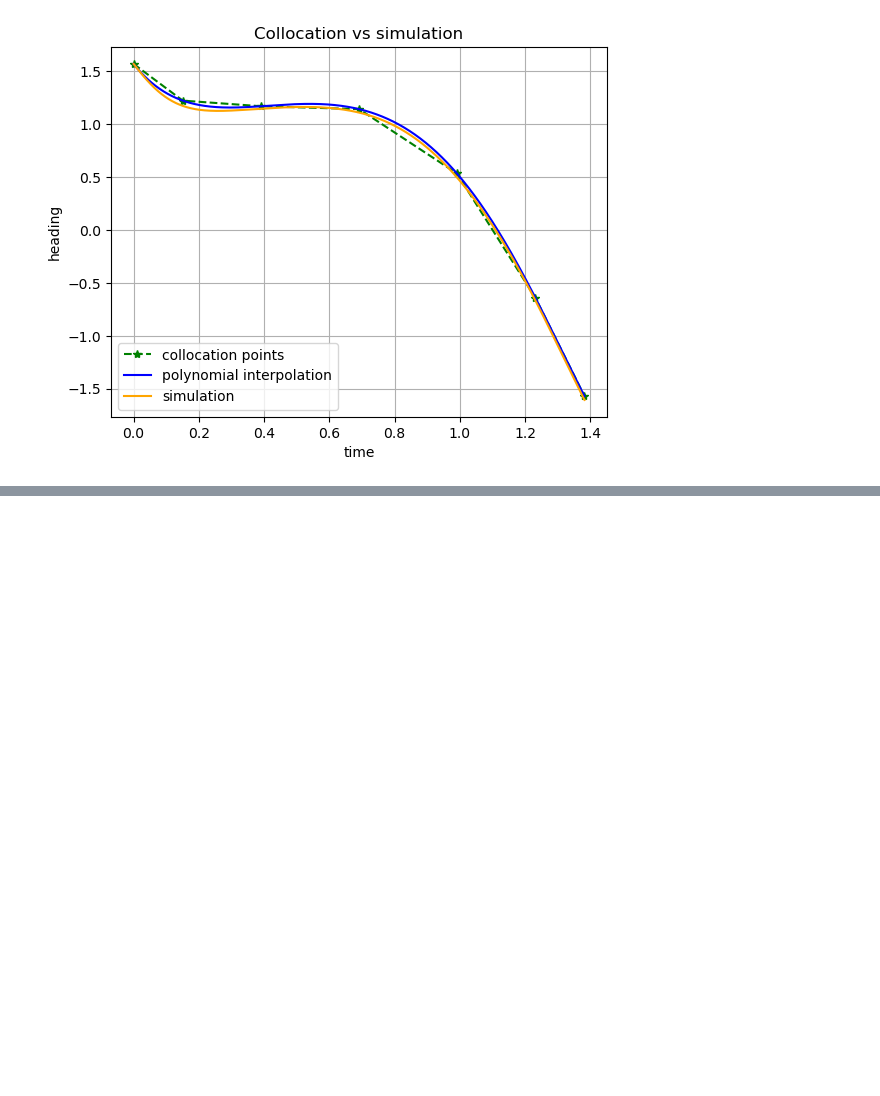
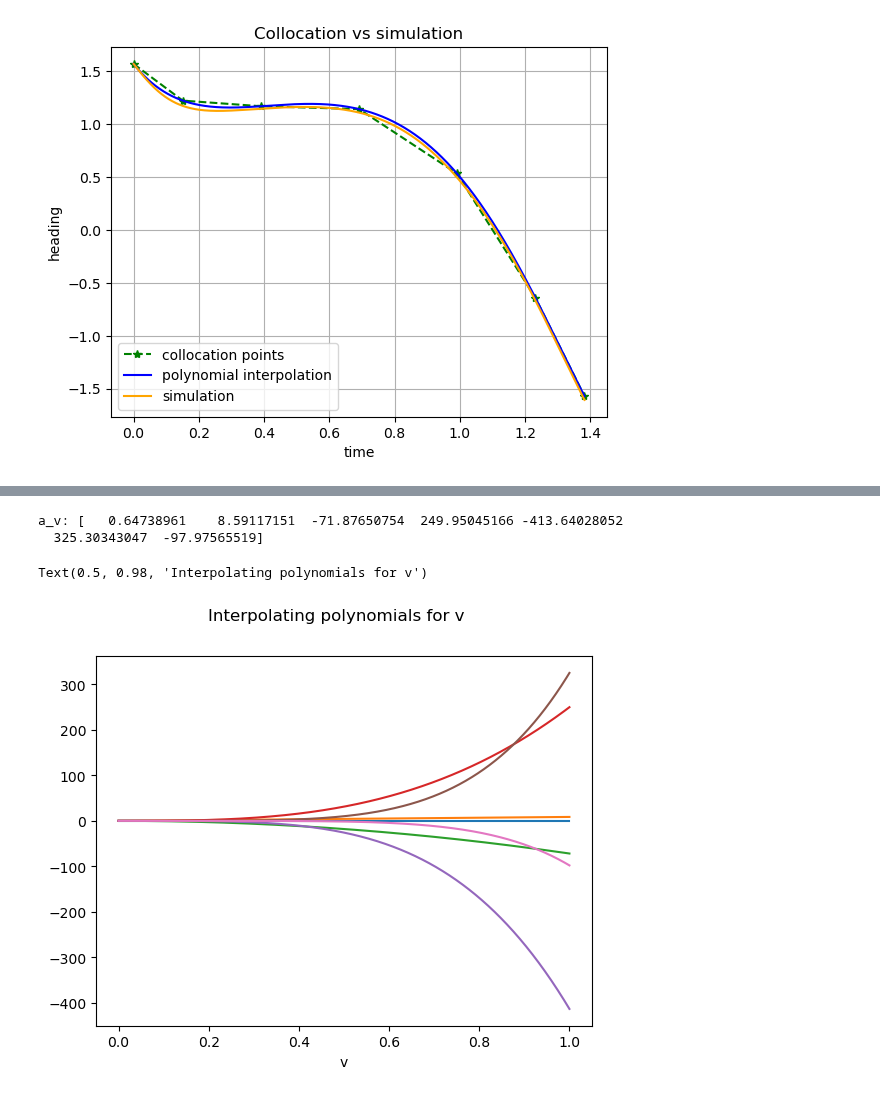
Before and after one commit to arthurrichards77/smply, a Jupyter notebook: collocation.ipynb, the cells around one changed output, grey strips where cells are left out. Drawn from its saved outputs; the diff is of its cells as text; code cells hidden in the pictures; blank space fills up the shorter version.

```diff
--- a/collocation.ipynb
+++ b/collocation.ipynb
@@ -108,6 +109,7 @@ We then have that
 # %%
 # Compute the Vandermonde matrix
 coeffs_to_colloc = np.array([colloc_dist**i for i in range(num_colloc)]).T
+vand = coeffs_to_colloc
 coeffs_to_colloc
 # %% [output]
 array([[1.00000000e+00, 0.00000000e+00, 0.00000000e+00, 0.00000000e+00,
@@ -502,24 +490,35 @@ The polynomials shown interpolate the dynamics of the system, but they may not c
 
 <i>Try re-running the notebook with different values of 'num_colloc' to see the effect of the interpolation/collocation grid density on the dynamical accuracy of the solution.</i>
 # %%
-# TODO More thorough description here of how this works.
-# Say that it uses the control polynomials optimised from the collocation.
+# This code simulates the vehicle dynamics using as input the control interpolating polynomials computed
+# by the trajectory optimisation.
 
-# Calculate polynomials for velocity and steering functions
-a_v = np.linalg.inv(coeffs_to_colloc)@v
-a_k = np.linalg.inv(coeffs_to_colloc)@k
+# =====
 
-# Computing from interpolating polynomial
+# Obtaining control values: calculate interpolating polynomials for velocity and steering functions
+# Invert the Vandermonde matrix
+vand_inv = np.linalg.inv(vand)
+# Calculate interpolation coefficients for v and k
+a_v = vand_inv@v
+a_k = vand_inv@k
+
+# Computing v at time t using interpolating polynomial
 def calc_v(t):
     # Scale t into [0, 1] range
-    t_ = t / T
-    return np.dot(a_v, np.array([t_**i for i in range(num_colloc)]))
+    tau = t / T
+    # Take dot product of interpolation coefficients with interpolation basis functions evaluated at time tau
+    # (1, tau, tau^2, tau^3, ...) to reconstruct the value of v at time tau.
+    return np.dot(a_v, np.array([tau**i for i in range(num_colloc)]))
 
-# Computing from interpolating polynomial
+# Computing k at time t using interpolating polynomial
 def calc_k(t):
     # Scale t into [0, 1] range
-    t_ = t / T
-    return np.dot(a_k, np.array([t_**i for i in range(num_colloc)]))
+    tau = t / T
+    # Take dot product of interpolation coefficients with interpolation basis functions evaluated at time tau
+    # (1, tau, tau^2, tau^3, ...) to reconstruct the value of k at time tau.
+    return np.dot(a_k, np.array([tau**i for i in range(num_colloc)]))
+
+# =====
 
 def dynamics(t, s):  # s: states
     x, y, h = s
@@ -528,6 +527,7 @@ def dynamics(t, s):  # s: states
     dh = calc_v(t)*calc_k(t)
     return dx, dy, dh
 
+# Integrate dynamics
 init_state = [x[0], y[0], h[0]]
 sim = solve_ivp(dynamics, (0, T), init_state, max_step=1e-3)
 
@@ -560,0 +567,14 @@ plt.show()
+# %%
+print(f"a_v: {a_v}")
+
+fig, ax = plt.subplots()
+tau = np.linspace(0, 1, 1000)
+[ax.plot(tau, a_v[i]*(tau**i)) for i in range(num_colloc)]
+ax.set_xlabel(r'$\tau$')
+ax.set_xlabel('v')
+fig.suptitle("Interpolating polynomials for v")
+# %% [output]
+a_v: [   0.64738961    8.59117151  -71.87650754  249.95045166 -413.64028052
+  325.30343047  -97.97565519]
+Text(0.5, 0.98, 'Interpolating polynomials for v')
+[figure, added]
```
Also changed, not shown: parts of 22 cells of this notebook.
